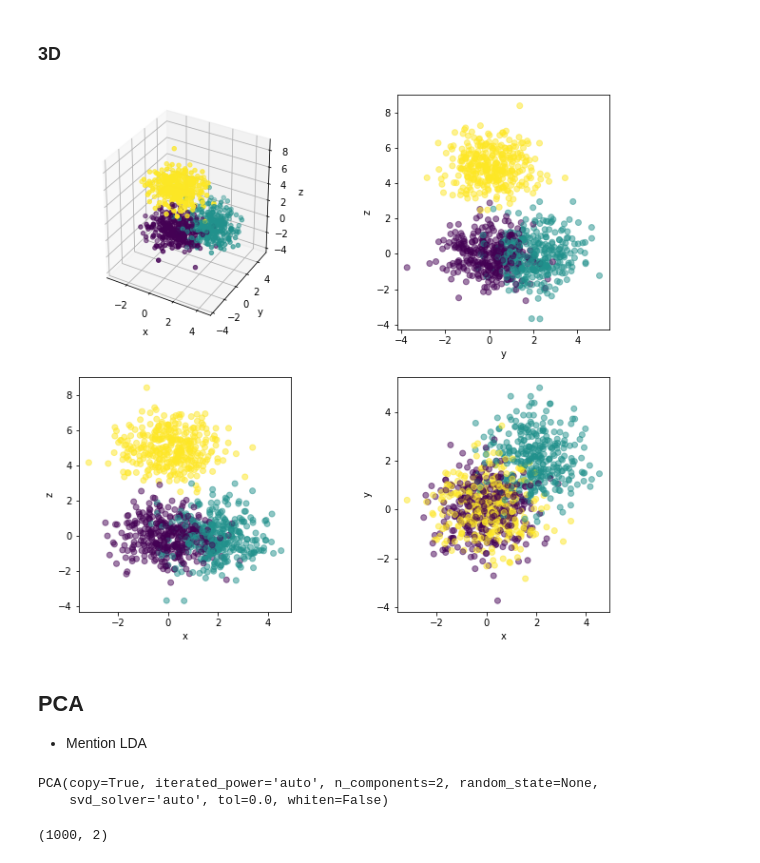
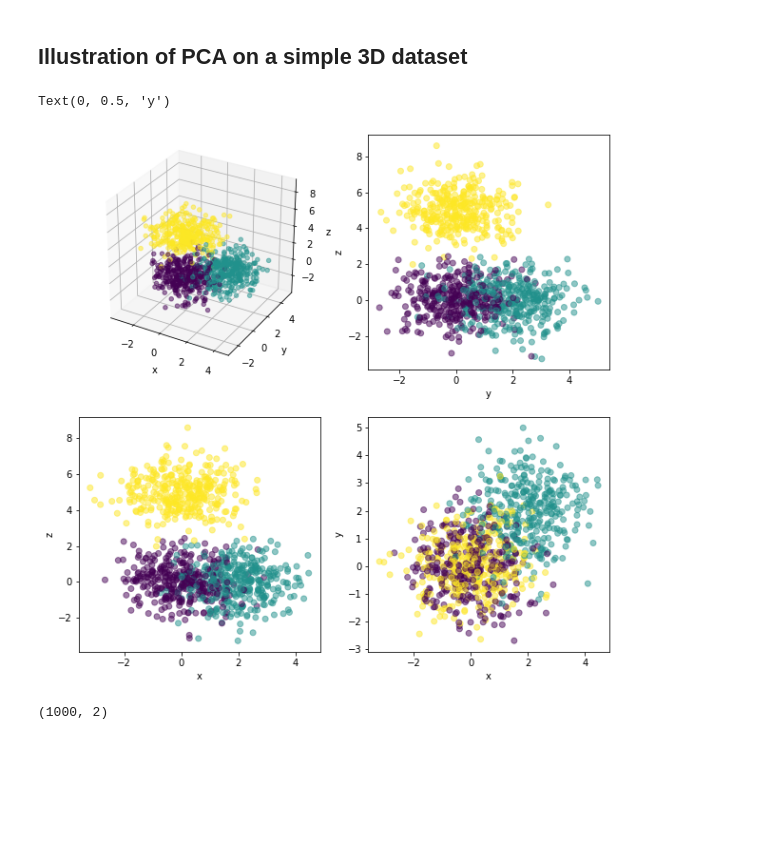
Before and after one commit to cbernet/introduction_machine_learning, a Jupyter notebook: notebooks/unsupervised_learning/dimensionality_reduction.ipynb, the cells around one changed output. Drawn from its saved outputs; the diff is of its cells as text; code cells hidden in the pictures; blank space fills up the shorter version.

```diff
--- a/notebooks/unsupervised_learning/01_dimensionality_reduction.ipynb
+++ b/notebooks/unsupervised_learning/dimensionality_reduction.ipynb
@@ -14,2 +5,3 @@ Todo:
 # %%
 import sklearn.datasets
+data,labels = sklearn.datasets.load_iris(return_X_y=True)
@@ -30,3 +39,3 @@ plt.scatter(data[:,0], data[:,1], c=labels, alpha=0.5)
-# %% [markdown]
-### 3D
+# %% [markdown]
+## Illustration of PCA on a simple 3D dataset
 # %%
@@ -35,39 +45,24 @@ data, labels = sklearn.datasets.make_blobs(n_samples=1000,
                                            centers=[[0,0,0], [2,2,0], [0,0,5]])
 # %%
 import mpl_toolkits.mplot3d.axes3d
-
-def plot_3d(data):
-    fig = plt.figure(figsize=(10,10))
-    ax = fig.add_subplot(221, projection='3d')
-    ax.scatter(data[:,0], data[:,1], data[:,2], c=labels)
-    ax.set_xlabel('x')
-    ax.set_ylabel('y')
-    ax.set_zlabel('z')
-    ax = fig.add_subplot(222)
-    plt.scatter(data[:,1], data[:,2], c=labels, alpha=0.5)
-    ax.set_xlabel('y')
-    ax.set_ylabel('z')
-    ax = fig.add_subplot(223)
-    plt.scatter(data[:,0], data[:,2], c=labels, alpha=0.5)
-    ax.set_xlabel('x')
-    ax.set_ylabel('z')
-    ax = fig.add_subplot(224)
-    plt.scatter(data[:,0], data[:,1], c=labels, alpha=0.5)
-    ax.set_xlabel('x')
-    ax.set_ylabel('y')
-    plt.subplots_adjust(wspace=0.5)
-
-plot_3d(data)
+fig = plt.figure(figsize=(10,10))
+ax = fig.add_subplot(221, projection='3d')
+ax.scatter(data[:,0], data[:,1], data[:,2], c=labels, alpha=0.5)
+ax.set_xlabel('x')
+ax.set_ylabel('y')
+ax.set_zlabel('z')
+ax = fig.add_subplot(222)
+ax.scatter(data[:,1], data[:,2], c=labels, alpha=0.5)
+ax.set_xlabel('y')
+ax.set_ylabel('z')
+ax = fig.add_subplot(223)
+ax.scatter(data[:,0], data[:,2], c=labels, alpha=0.5)
+ax.set_xlabel('x')
+ax.set_ylabel('z')
+ax = fig.add_subplot(224)
+ax.scatter(data[:,0], data[:,1], c=labels, alpha=0.5)
+ax.set_xlabel('x')
+ax.set_ylabel('y')
 # %% [output]
+Text(0, 0.5, 'y')
-[figure, old version]
+[figure, new version]
-# %% [markdown]
-## PCA
-
-* Mention LDA
-# %%
-from sklearn import decomposition
-pca = decomposition.PCA(n_components=2)
-pca.fit(data)
-# %% [output]
-PCA(copy=True, iterated_power='auto', n_components=2, random_state=None,
-    svd_solver='auto', tol=0.0, whiten=False)
```
Also changed, not shown: parts of 18 cells of this notebook, 2 other files.
